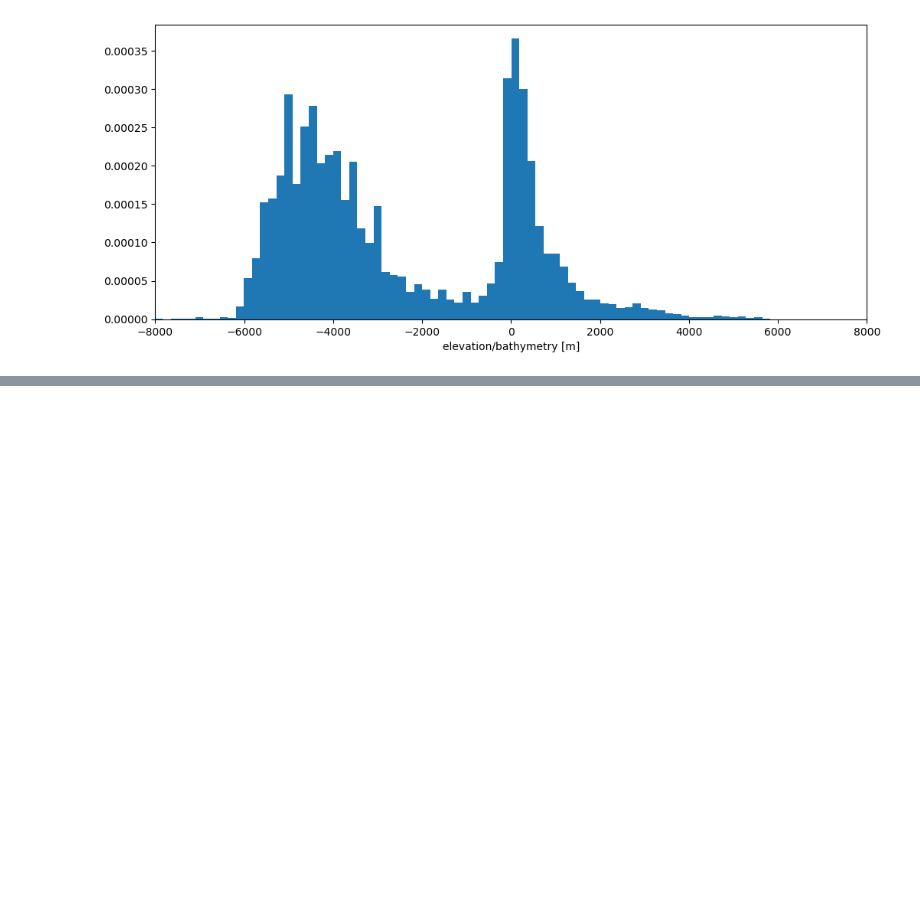
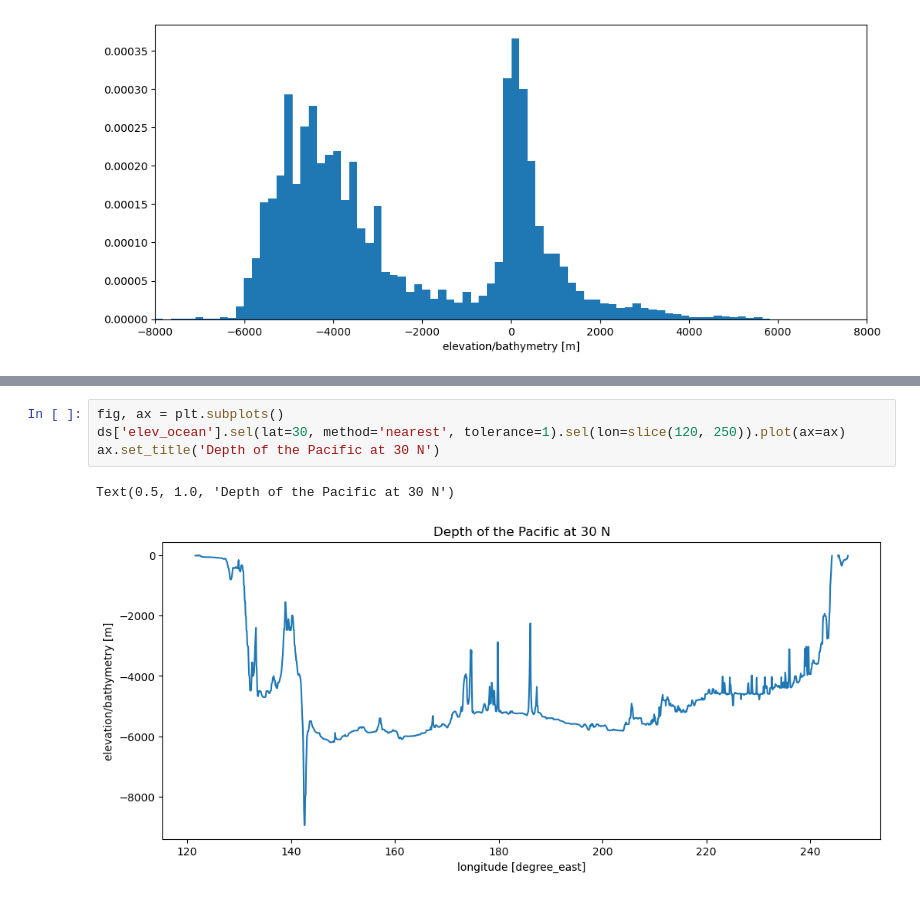
Before and after one commit to dnjstjr0612-dev/Oceanography, a Jupyter notebook: Foundations/Boundaries_of_the_Ocean.ipynb, the cells around one changed output, grey strips where cells are left out. Cells and saved outputs as stored; diff of their text form; blank space fills up the shorter version.

```diff
--- a/Foundations/Boundaries_of_the_Ocean.ipynb
+++ b/Foundations/Boundaries_of_the_Ocean.ipynb
@@ -187,0 +201,7 @@ Mean ocean Depth -3674.6533203125 m
+# %%
+fig, ax = plt.subplots()
+ds['elev_ocean'].sel(lat=30, method='nearest', tolerance=1).sel(lon=slice(120, 250)).plot(ax=ax)
+ax.set_title('Depth of the Pacific at 30 N')
+# %% [output]
+Text(0.5, 1.0, 'Depth of the Pacific at 30 N')
+[figure, added]
```
Also changed, not shown: parts of 3 cells of this notebook.
